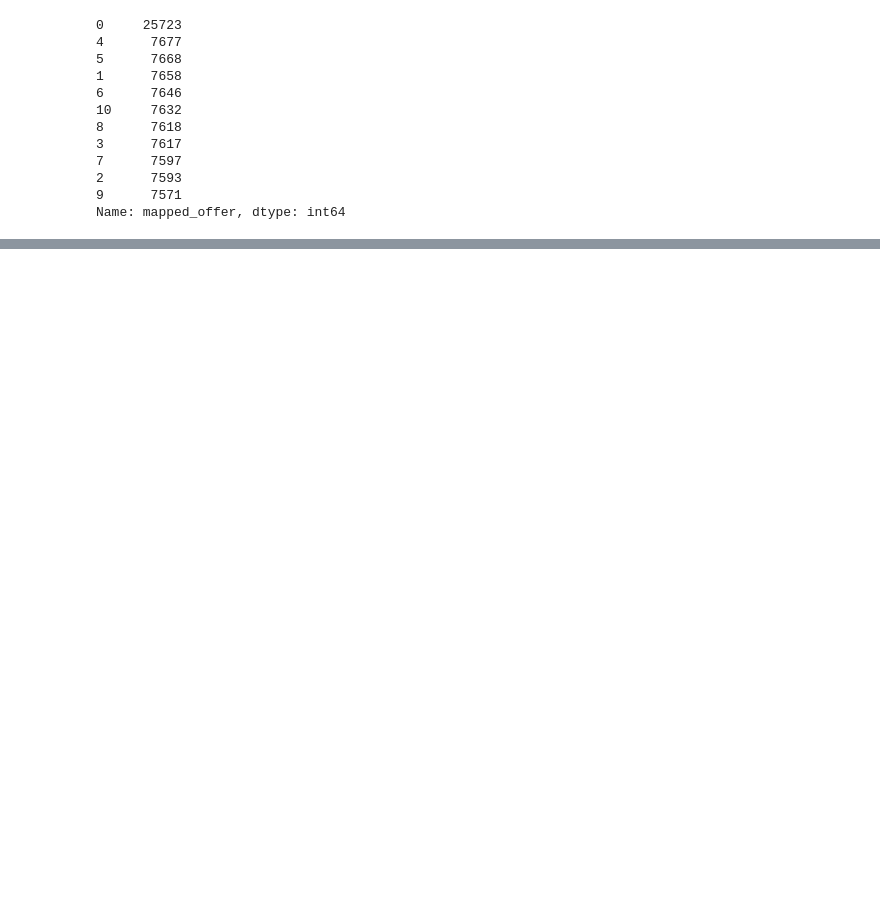
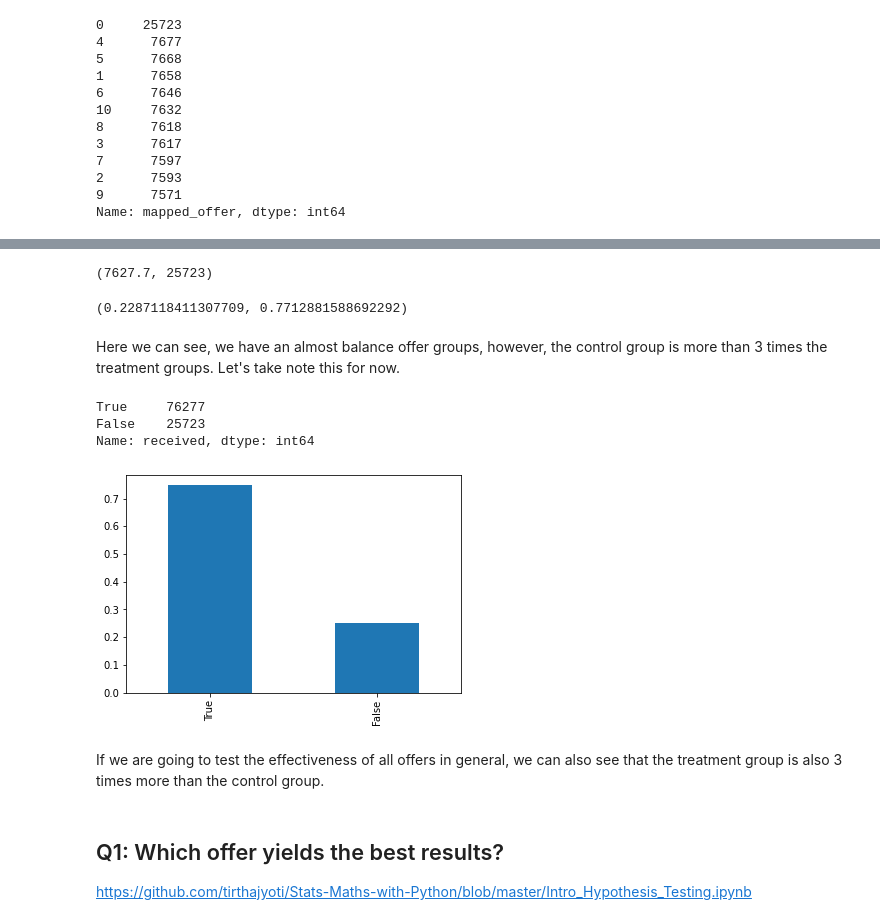
Before and after one commit to netxph/sb-capstone, a Jupyter notebook: notebooks/05 - Exploratory Data Analysis.ipynb, the cells around one changed output, grey strips where cells are left out. Saved outputs shown, nothing was run; the diff lists cells and outputs as text; code cells hidden in the pictures; blank space fills up the shorter version.

```diff
--- a/notebooks/05 - Exploratory Data Analysis.ipynb
+++ b/notebooks/05 - Exploratory Data Analysis.ipynb
@@ -164,4 +122,0 @@ $$ profit = amount_{offers} - reward - (email * 0.15 + web * 0.15 + mobile * 0.1
-# %%
-transcript_group["purchased"] = \
-    ((transcript_group.received) & (transcript_group.viewed & transcript_group.completed)) | \
-    ((~transcript_group.received) & (transcript_group.non_offer_amount > 0))
@@ -214,3 +122,0 @@ IRR 10: -0.20149500247394614
-# %%
-transcript_group.loc[transcript_group.received, "revenue"] = transcript_group.amount + transcript_group.non_offer_amount - transcript_group.reward - (transcript_group.email * 0.15 + transcript_group.mobile * 0.15 + transcript_group.social * 0.15 + transcript_group.web * 0.15)
-transcript_group.loc[~transcript_group.received, "revenue"] = transcript_group.non_offer_amount
@@ -532,0 +127,29 @@ ci
+# %%
+mean_offer_count = transcript_group.mapped_offer.value_counts()[1:].mean()
+ctrl_count = transcript_group.mapped_offer.value_counts()[0]
+
+mean_offer_count, ctrl_count
+# %% [output]
+(7627.7, 25723)
+# %%
+mean_offer_count / (mean_offer_count + ctrl_count), ctrl_count / (mean_offer_count + ctrl_count)
+# %% [output]
+(0.2287118411307709, 0.7712881588692292)
+# %% [markdown]
+Here we can see, we have an almost balance offer groups, however, the control group is more than 3 times the treatment groups. Let's take note this for now.
+# %%
+transcript_group.received.value_counts()
+# %% [output]
+True     76277
+False    25723
+Name: received, dtype: int64
+# %%
+transcript_group.received.value_counts(normalize=True).plot(kind="bar");
+# %% [output]
+[figure, added]
+# %% [markdown]
+If we are going to test the effectiveness of all offers in general, we can also see that the treatment group is also 3 times more than the control group.
+# %% [markdown]
+## Q1: Which offer yields the best results?
+
+https://github.com/tirthajyoti/Stats-Maths-with-Python/blob/master/Intro_Hypothesis_Testing.ipynb
```
Also changed, not shown: parts of 129 cells of this notebook, 1 other file.
